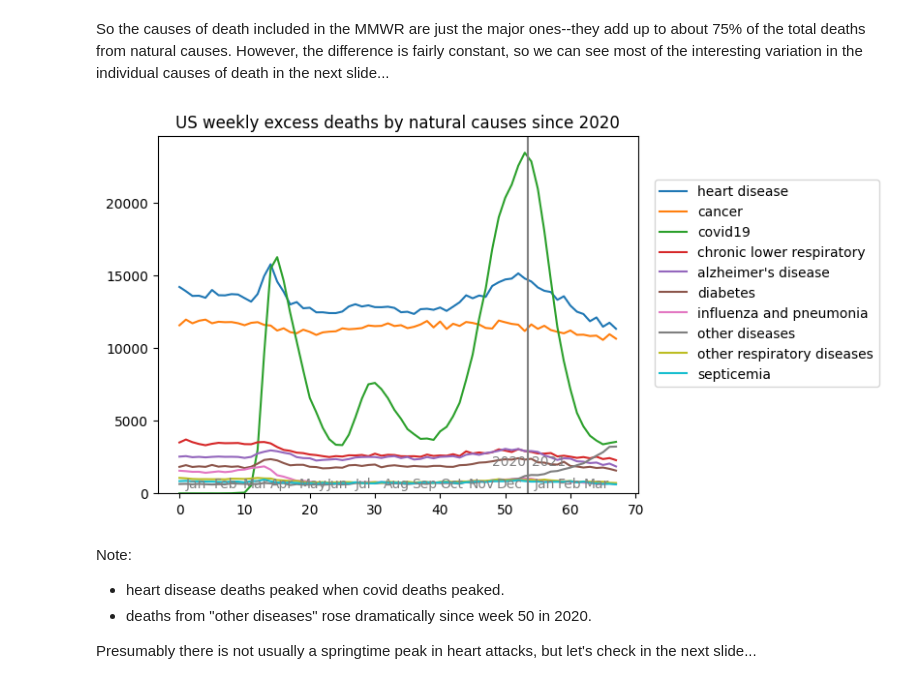
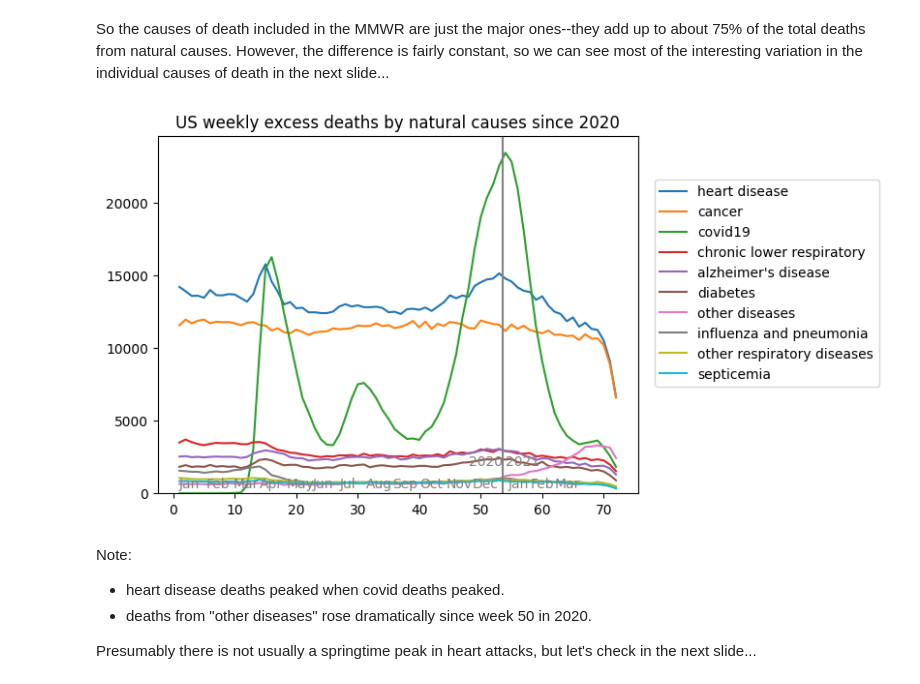
Before and after one commit to jsaponara/exploring_death_data, a Jupyter notebook: deaths-us-natural_cause.ipynb, the cells around one changed output. Cells and saved outputs as stored; diff of their text form; code cells hidden in the pictures.

Commit message:
bugfix to allow "weekly excess deaths by natural causes since 2020" graph to work for individual states, not just entire US

```diff
--- a/deaths-us-natural_cause.ipynb
+++ b/deaths-us-natural_cause.ipynb
@@ -637,37 +648,58 @@ So the causes of death included in the MMWR are just the major ones--they add up
 # %%
 cause_of_death_map = {
     'septicemia_a40_a41': 'septicemia',
     'malignant_neoplasms_c00_c97': 'cancer',
     'diabetes_mellitus_e10_e14': 'diabetes',
     'alzheimer_disease_g30': "alzheimer's disease",
     'influenza_and_pneumonia_jxx_renamed': 'influenza and pneumonia',
     'chronic_lower_respiratory': 'chronic lower respiratory',
     'other_diseases_of_respiratory': 'other respiratory diseases',
     #nephritis_nephrotic_syndrome': 'kidney disease',
     'symptoms_signs_and_abnormal': 'other diseases',
     'diseases_of_heart_i00_i09': 'heart disease',
     #cerebrovascular_diseases': 'stroke',
     'covid_19_u071_underlying_cause_of_death': 'covid19',
 }
 # todo apparently only 10colors but we need 12 here!  thus removing two less common cod's for now.
 
-def select_cols_since(loc_df, col_map, start_year=2014):
-    return pd.DataFrame({
-        title: loc_df.query(f'mmwryear >= {start_year}')[col]
-        for col, title in col_map.items()
-    })
-nat_cods = select_cols_since(loc_data_raw, cause_of_death_map, 2020)
+def append_cols_across_years(df, col_map, years):
+    def weeks_in_year(year):
+        return {2014: 53, 2020: 53}.get(year, 52)
+    def get_data(year, index=None):
+        n_weeks = weeks_in_year(year)
+        df_that_year = df.query(f'mmwryear == {year}')
+        if not index:
+            index = df_that_year.mmwrweek
+        else:
+            if len(index) > len(df_that_year):
+                start = index[0]
+                index = range(start, start + len(df_that_year))
+        return pd.DataFrame(
+            {
+                title: df_that_year[col][:n_weeks].values
+                for col, title in col_map.items()
+            },
+            index=index
+        )
+    year0, *years = years
+    all_series = get_data(year0)
+    for yr in years:
+        n_weeks = weeks_in_year(yr)
+        start = len(all_series) + 1
+        end = start + n_weeks
+        all_series = all_series.append(get_data(yr, index=range(start, end)))
+    return all_series
 
-trim_df(nat_cods, max_undercount)
+nat_cods = append_cols_across_years(loc_data_raw, cause_of_death_map, [2020, 2021])
 
 plot_df(
     nat_cods,
-    title='US weekly excess deaths by natural causes since 2020',
+    title=f'{loc_as_xx} weekly excess deaths by natural causes since 2020',
     xylegend=(1.3, 0.8),
     order='by_sum'        # todo add order by_final_value cuz that's nearest the legend.
 )
 # %% [output]
-[figure, old version]
+[figure, new version]
 # %% [markdown]
 Note:
 - heart disease deaths peaked when covid deaths peaked.
```
Also changed, not shown: parts of 11 cells of this notebook.
